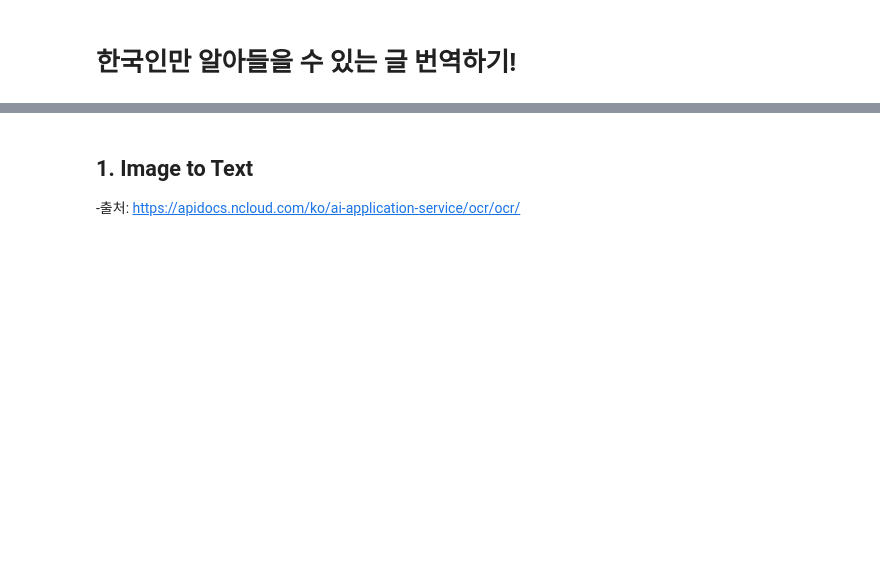
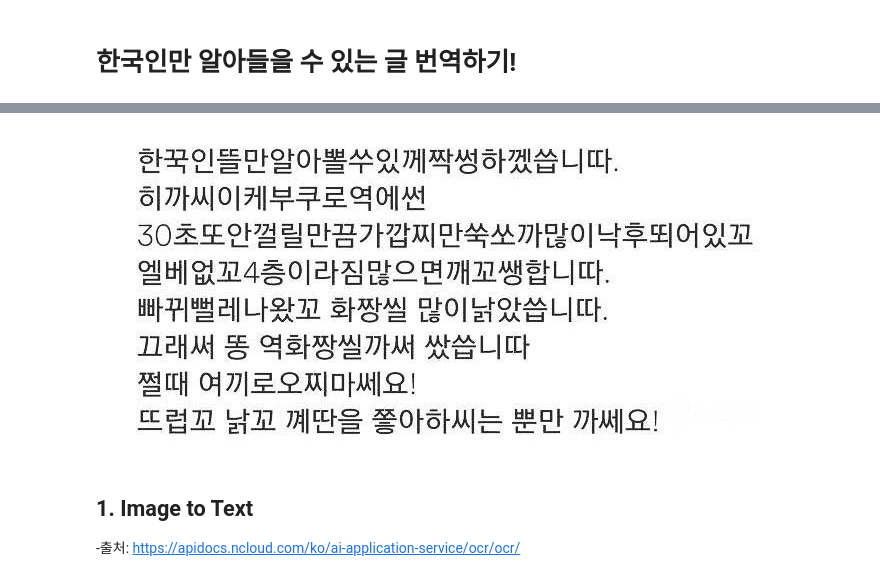
Before and after one commit to thejungwon/only-korean-can-understand, a Jupyter notebook: main.ipynb, the cells around one changed output, grey strips where cells are left out. Cells and saved outputs as stored; diff of their text form; code cells hidden in the pictures; blank space fills up the shorter version.

```diff
--- a/main.ipynb
+++ b/main.ipynb
@@ -5,3 +3,8 @@
+# %%
+from IPython.display import Image
+Image(filename='korean.jpg')
+# %% [output]
+[figure, added]
 # %% [markdown]
 ## 1. Image to Text
 -출처: https://apidocs.ncloud.com/ko/ai-application-service/ocr/ocr/
```
Also changed, not shown: parts of 1 cell of this notebook.
